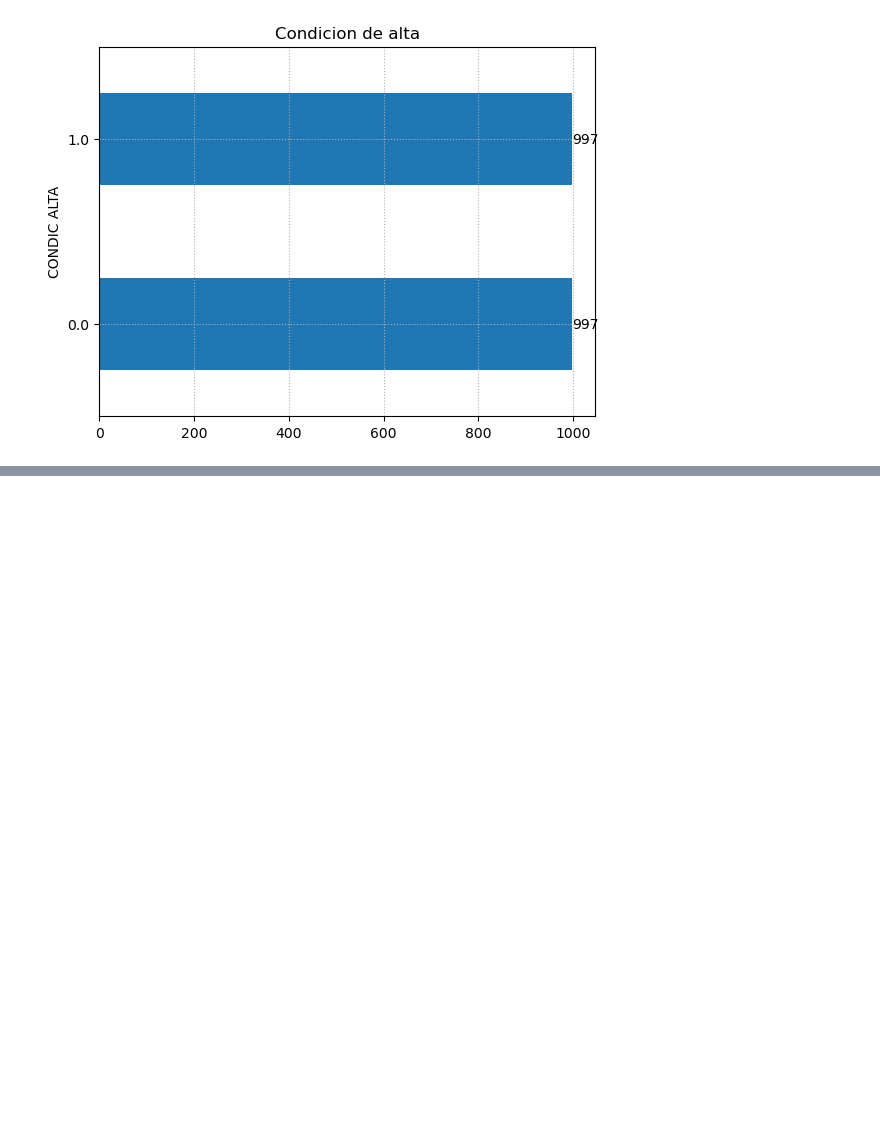
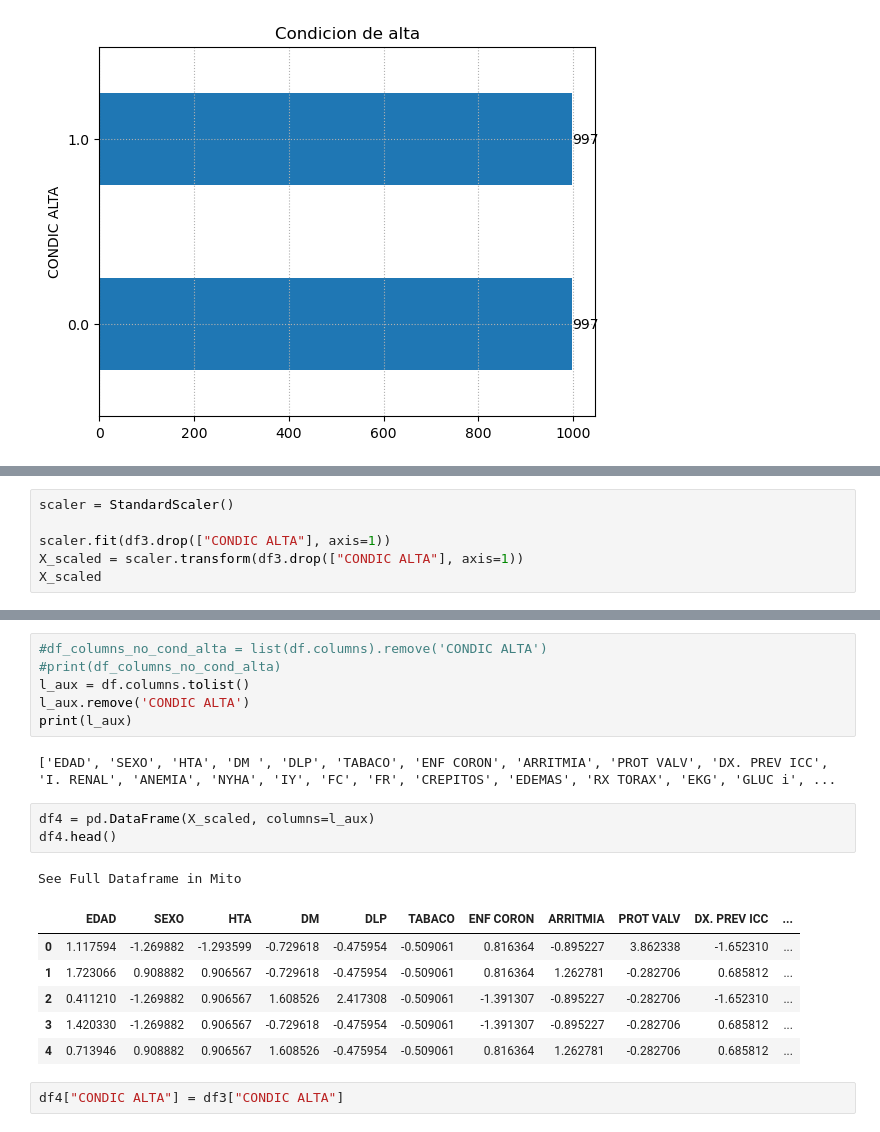
Before and after one commit to moisesStevend/clasificador_altas, a Jupyter notebook: pre_processing/test1.ipynb, the cells around one changed output, grey strips where cells are left out. Cells and saved outputs as stored; diff of their text form; blank space fills up the shorter version.

```diff
--- a/pre_processing/test1.ipynb
+++ b/pre_processing/test1.ipynb
@@ -172,0 +184,6 @@ for bars in ax.containers:
+# %%
+scaler = StandardScaler()
+
+scaler.fit(df3.drop(["CONDIC ALTA"], axis=1))
+X_scaled = scaler.transform(df3.drop(["CONDIC ALTA"], axis=1))
+X_scaled
@@ -172,0 +204,21 @@ for bars in ax.containers:
+# %%
+#df_columns_no_cond_alta = list(df.columns).remove('CONDIC ALTA')
+#print(df_columns_no_cond_alta)
+l_aux = df.columns.tolist()
+l_aux.remove('CONDIC ALTA')
+print(l_aux)
+# %% [output]
+['EDAD', 'SEXO', 'HTA', 'DM ', 'DLP', 'TABACO', 'ENF CORON', 'ARRITMIA', 'PROT VALV', 'DX. PREV ICC', 'I. RENAL', 'ANEMIA', 'NYHA', 'IY', 'FC', 'FR', 'CREPITOS', 'EDEMAS', 'RX TORAX', 'EKG', 'GLUC i', ...
+# %%
+df4 = pd.DataFrame(X_scaled, columns=l_aux)
+df4.head()
+# %% [output]
+See Full Dataframe in Mito
+|  | EDAD | SEXO | HTA | DM | DLP | TABACO | ENF CORON | ARRITMIA | PROT VALV | DX. PREV ICC | ... |
+| 0 | 1.117594 | -1.269882 | -1.293599 | -0.729618 | -0.475954 | -0.509061 | 0.816364 | -0.895227 | 3.862338 | -1.652310 | ... |
+| 1 | 1.723066 | 0.908882 | 0.906567 | -0.729618 | -0.475954 | -0.509061 | 0.816364 | 1.262781 | -0.282706 | 0.685812 | ... |
+| 2 | 0.411210 | -1.269882 | 0.906567 | 1.608526 | 2.417308 | -0.509061 | -1.391307 | -0.895227 | -0.282706 | -1.652310 | ... |
+| 3 | 1.420330 | -1.269882 | 0.906567 | -0.729618 | -0.475954 | -0.509061 | -1.391307 | -0.895227 | -0.282706 | 0.685812 | ... |
+| 4 | 0.713946 | 0.908882 | 0.906567 | 1.608526 | -0.475954 | -0.509061 | 0.816364 | 1.262781 | -0.282706 | 0.685812 | ... |
+# %%
+df4["CONDIC ALTA"] = df3["CONDIC ALTA"]
```
Also changed, not shown: parts of 19 cells of this notebook.
